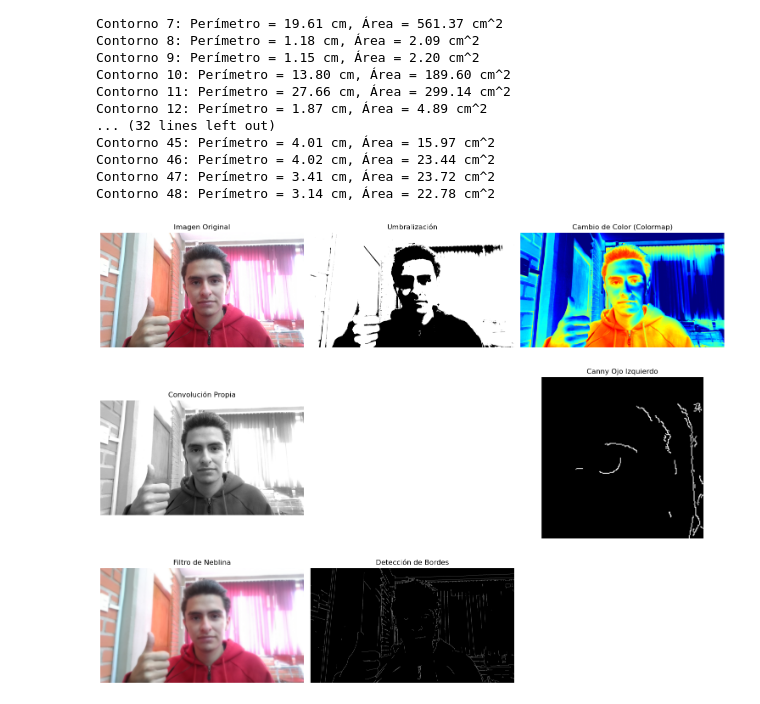
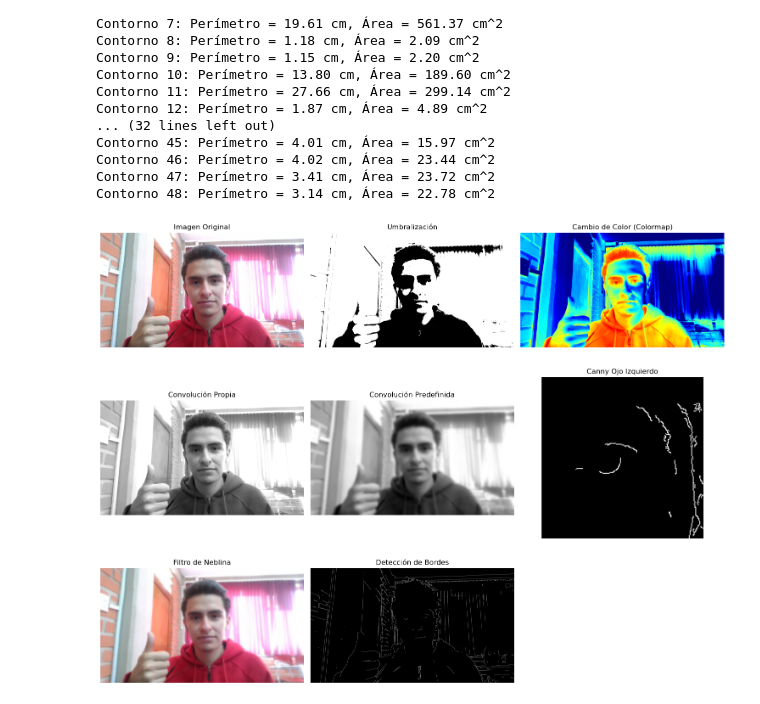
Before and after one commit to LEDJAM3/PDI, a Jupyter notebook: Laboratorio.ipynb, the cells around one changed output. Drawn from its saved outputs; the diff is of its cells as text; code cells hidden in the pictures.

```diff
--- a/Laboratorio.ipynb
+++ b/Laboratorio.ipynb
@@ -110,7 +110,9 @@ color_mapa = cv2.applyColorMap(gris, cv2.COLORMAP_JET)
 kernel_propio = np.array([[1, 2, 1],
                           [1, 2, 1],
                           [1, 1, 1]], dtype=np.float32) / 10
-convolucion_propia = cv2.filter2D(gris, -1, kernel_propio)
+convolucion1 = cv2.filter2D(gris, -1, kernel_propio)
+
+convolucion2 = cv2.GaussianBlur(gris, (55, 55), 0)
 
 alto, ancho = gris.shape
 ojo_izq = gris[350:550, 1000:1200]
@@ -134,33 +136,36 @@ plt.title("Umbralización")
 plt.axis('off')
 
 plt.subplot(333)
 plt.imshow(color_mapa)
 plt.title("Cambio de Color (Colormap)")
 plt.axis('off')
 
 plt.subplot(334)
-plt.imshow(convolucion_propia, cmap='gray')
+plt.imshow(convolucion1, cmap='gray')
 plt.title("Convolución Propia")
 plt.axis('off')
 
-
+plt.subplot(335)
+plt.imshow(convolucion2, cmap='gray')
+plt.title("Convolución Predefinida")
+plt.axis('off')
 
 plt.subplot(336)
 plt.imshow(canny_ojo, cmap='gray')
 plt.title("Canny Ojo Izquierdo")
 plt.axis('off')
 
 plt.subplot(337)
 plt.imshow(cv2.cvtColor(neblina, cv2.COLOR_BGR2RGB))
 plt.title("Filtro de Neblina")
 plt.axis('off')
 
 plt.subplot(338)
 plt.imshow(bordes, cmap='gray')
 plt.title("Detección de Bordes")
 plt.axis('off')
 
 plt.tight_layout()
 plt.show()
 # %% [output]
-[figure, old version]
+[figure, new version]
```
Also changed, not shown: parts of 1 cell of this notebook, 1 other file.
